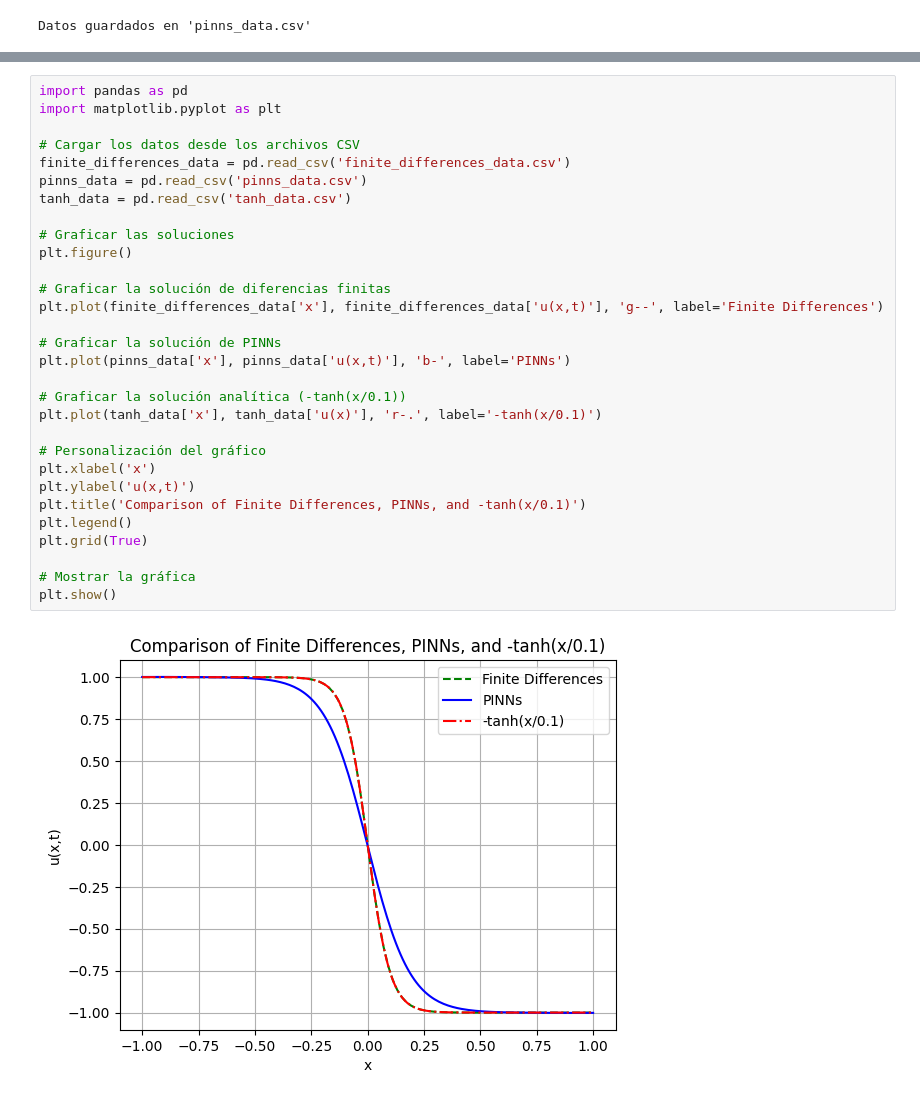
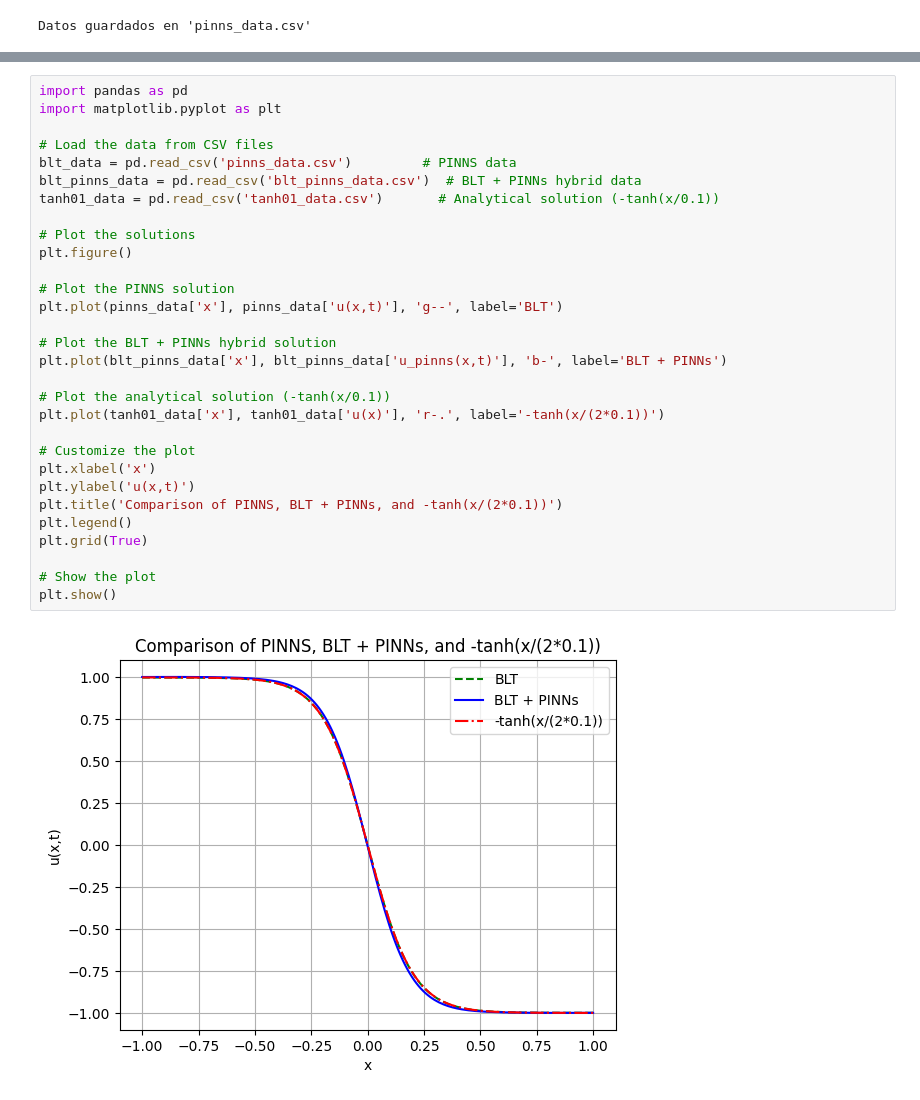
Before and after one commit to Ruben474/HybridBLTPINNs, a Jupyter notebook: solucionburgersredesneuronales.ipynb, the cells around one changed output, grey strips where cells are left out. Cells and saved outputs as stored; diff of their text form.

```diff
--- a/solucionburgersredesneuronales.ipynb
+++ b/solucionburgersredesneuronales.ipynb
@@ -3236,32 +2924,32 @@ Datos guardados en 'finite_differences_data.csv'
 # %%
 import pandas as pd
 import matplotlib.pyplot as plt
 
-# Cargar los datos desde los archivos CSV
-finite_differences_data = pd.read_csv('finite_differences_data.csv')
-pinns_data = pd.read_csv('pinns_data.csv')
-tanh_data = pd.read_csv('tanh_data.csv')
+# Load the data from CSV files
+blt_data = pd.read_csv('pinns_data.csv')         # PINNS data
+blt_pinns_data = pd.read_csv('blt_pinns_data.csv')  # BLT + PINNs hybrid data
+tanh01_data = pd.read_csv('tanh01_data.csv')       # Analytical solution (-tanh(x/0.1))
 
-# Graficar las soluciones
+# Plot the solutions
 plt.figure()
 
-# Graficar la solución de diferencias finitas
-plt.plot(finite_differences_data['x'], finite_differences_data['u(x,t)'], 'g--', label='Finite Differences')
+# Plot the PINNS solution
+plt.plot(pinns_data['x'], pinns_data['u(x,t)'], 'g--', label='BLT')
 
-# Graficar la solución de PINNs
-plt.plot(pinns_data['x'], pinns_data['u(x,t)'], 'b-', label='PINNs')
+# Plot the BLT + PINNs hybrid solution
+plt.plot(blt_pinns_data['x'], blt_pinns_data['u_pinns(x,t)'], 'b-', label='BLT + PINNs')
 
-# Graficar la solución analítica (-tanh(x/0.1))
-plt.plot(tanh_data['x'], tanh_data['u(x)'], 'r-.', label='-tanh(x/0.1)')
+# Plot the analytical solution (-tanh(x/0.1))
+plt.plot(tanh01_data['x'], tanh01_data['u(x)'], 'r-.', label='-tanh(x/(2*0.1))')
 
-# Personalización del gráfico
+# Customize the plot
 plt.xlabel('x')
 plt.ylabel('u(x,t)')
-plt.title('Comparison of Finite Differences, PINNs, and -tanh(x/0.1)')
+plt.title('Comparison of PINNS, BLT + PINNs, and -tanh(x/(2*0.1))')
 plt.legend()
 plt.grid(True)
 
-# Mostrar la gráfica
+# Show the plot
 plt.show()
 # %% [output]
-[figure, old version]
+[figure, new version]
```
Also changed, not shown: parts of 59 cells of this notebook.
